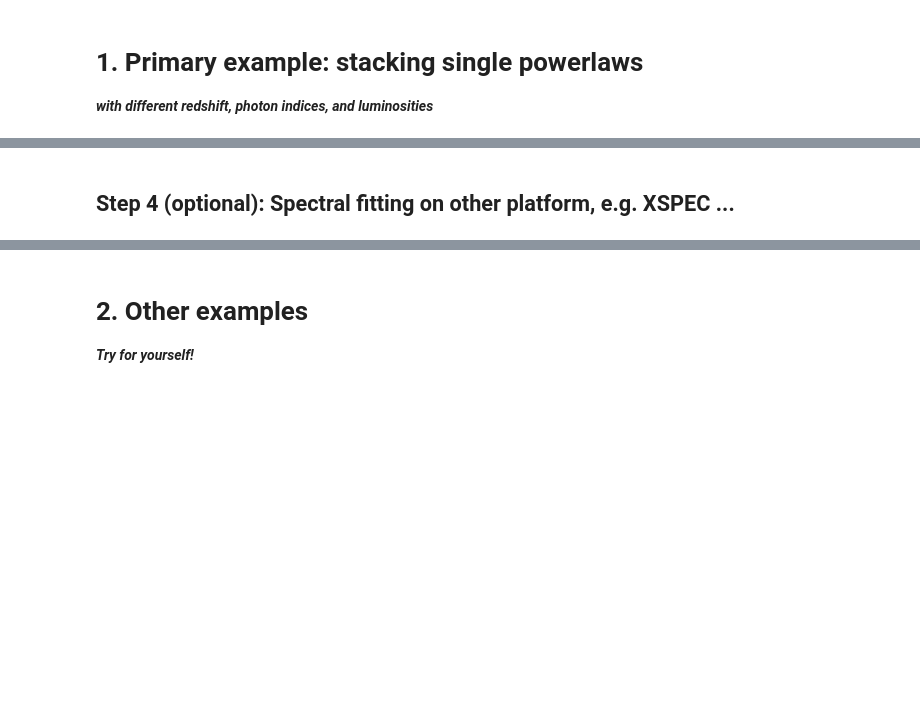
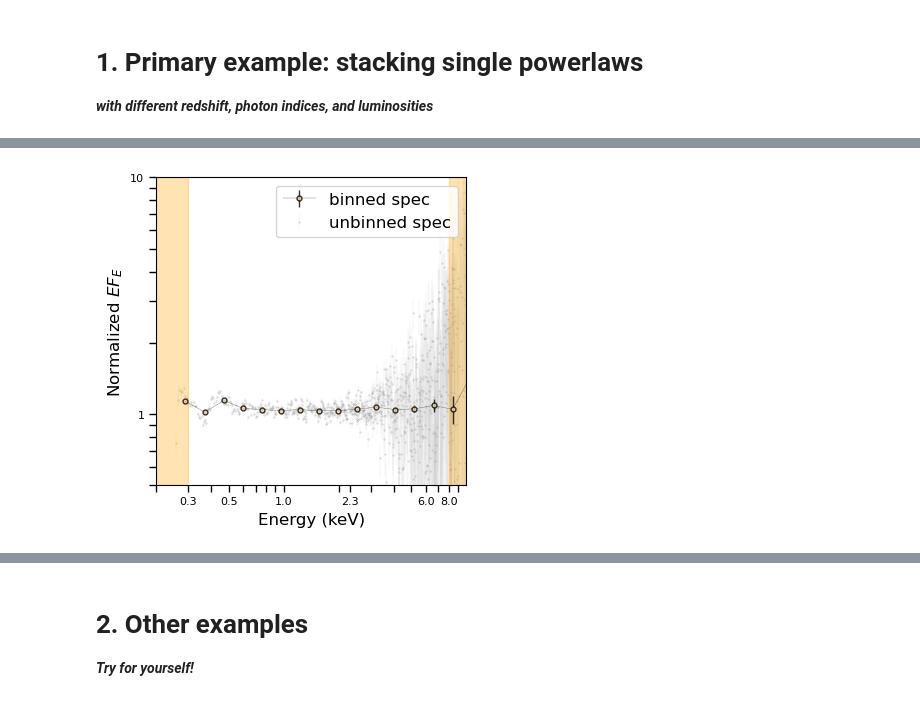
Before and after one commit to JohannesBuchner/Xstack, a Jupyter notebook: demo/demo.ipynb, the cells around one changed output, grey strips where cells are left out. Saved outputs shown, nothing was run; the diff lists cells and outputs as text; code cells hidden in the pictures; blank space fills up the shorter version.

```diff
--- a/demo/demo.ipynb
+++ b/demo/demo.ipynb
@@ -337,2 +265,78 @@ ax1.tick_params("y",which="minor",
-# %% [markdown]
-## **Step 4** (optional): Spectral fitting on other platform, e.g. XSPEC ...
+# %%
+src_name = "./data/po/po_pi.fits"  		# source spectrum file
+grp_name = "./data/po/po_grppi.fits"	# grouped source spectrum file to be created
+bkg_name = "./data/po/po_bkgpi.fits"  	# background spectrum file
+arf_name = "./data/po/po_arf.fits"  	# ARF file
+rmf_name = "./data/po/po_rmf.fits"  	# RMF file
+
+# create a grouped PI spectrum
+with fits.open(rmf_name) as hdu:
+    ebo = hdu["EBOUNDS"].data
+ene_lo = ebo["E_MIN"]
+ene_hi = ebo["E_MAX"]
+ene_ce = (ene_lo + ene_hi) / 2
+eene = np.logspace(np.log10(0.2),np.log10(ene_ce.max()),18)
+eelo = eene[:-1]
+eehi = eene[1:]
+make_grpflg(
+    src_name,   # source spectrum file
+    grp_name,   # output grouped spectrum file
+    method='EDGE',  # grouping spectrum by fixed edges, as specified in `eelo` and `eehi`
+    rmf_file=rmf_name,  # RMF file to be used for reading PI energy channels
+    eelo=eelo,  # lower edges of the grouped energy channels
+    eehi=eehi   # upper edges of the grouped energy channels
+)
+
+# make data/arf plot
+fig, ax1 = plt.subplots(figsize=(4,4))
+# for the grouped spectrum
+make_dataarf_plot(
+    src_name,
+    bkg_name,
+    arf_name,
+    rmf_name,
+    grp_name,
+    normalize_at=4,	# normalize at 4 keV
+    plot=True,
+    ax=ax1,
+    fmt="o-",ms=3.5,lw=0.20,c="k",capsize=0.,elinewidth=1.0,mec="k",mfc="#f9d7a7",alpha=0.8,zorder=1,label="binned spec"	# plotting kwargs
+) # this plots EF(E), or equivalently leed in xspec; a powerlaw with photon index of 2 should look flat in this plot
+# for the ungrouped spectrum
+make_dataarf_plot(
+    src_name,
+    bkg_name,
+    arf_name,
+    rmf_name,
+    normalize_at=4,	# normalize at 4 keV
+    plot=True,
+    ax=ax1,
+    fmt="o",ms=0.3,lw=0.1,c="gray",alpha=0.5,zorder=-5,label="unbinned spec"
+)
+
+# below 0.3 keV: too few sources; above 8.0 keV: bkg dominated
+ax1.fill_betweenx(y=[0.5,10], x1=0.2, x2=0.3, color="orange", alpha=0.3, zorder=-1)
+ax1.fill_betweenx(y=[0.5,10], x1=8.0, x2=10.0, color="orange", alpha=0.3, zorder=-1)
+
+ax1.legend(loc="upper right",fontsize=12)
+ax1.set_xscale("log")
+ax1.set_xlim(0.2,10)
+x_ticks = [0.3, 0.5, 1.0, 2.3, 6.0, 8.0]
+ax1.set_xticks(x_ticks)
+ax1.set_xticklabels([str(x) for x in x_ticks])
+ax1.set_xlabel("Energy (keV)",fontsize=12)
+ax1.tick_params("x",which="major",
+                length=10,width = 1.0,size=5,labelsize=8,pad=3)
+ax1.tick_params("x",which="minor",
+                length=10,width = 1.0,size=5,labelsize=8,pad=3)
+ax1.set_ylim(0.5,10)
+ax1.set_yscale("log")
+y_ticks = [1,10]
+ax1.set_yticks(y_ticks)
+ax1.set_yticklabels([str(y) for y in y_ticks])
+ax1.set_ylabel(r"Normalized $EF_E$",fontsize=12)
+ax1.tick_params("y",which="major",
+                length=10,width = 1.0,size=5,labelsize=8)
+ax1.tick_params("y",which="minor",
+                length=10,width = 1.0,size=5,labelsize=8)
+# %% [output]
+[figure, added]
```
Also changed, not shown: parts of 35 cells of this notebook, 35 other files.
